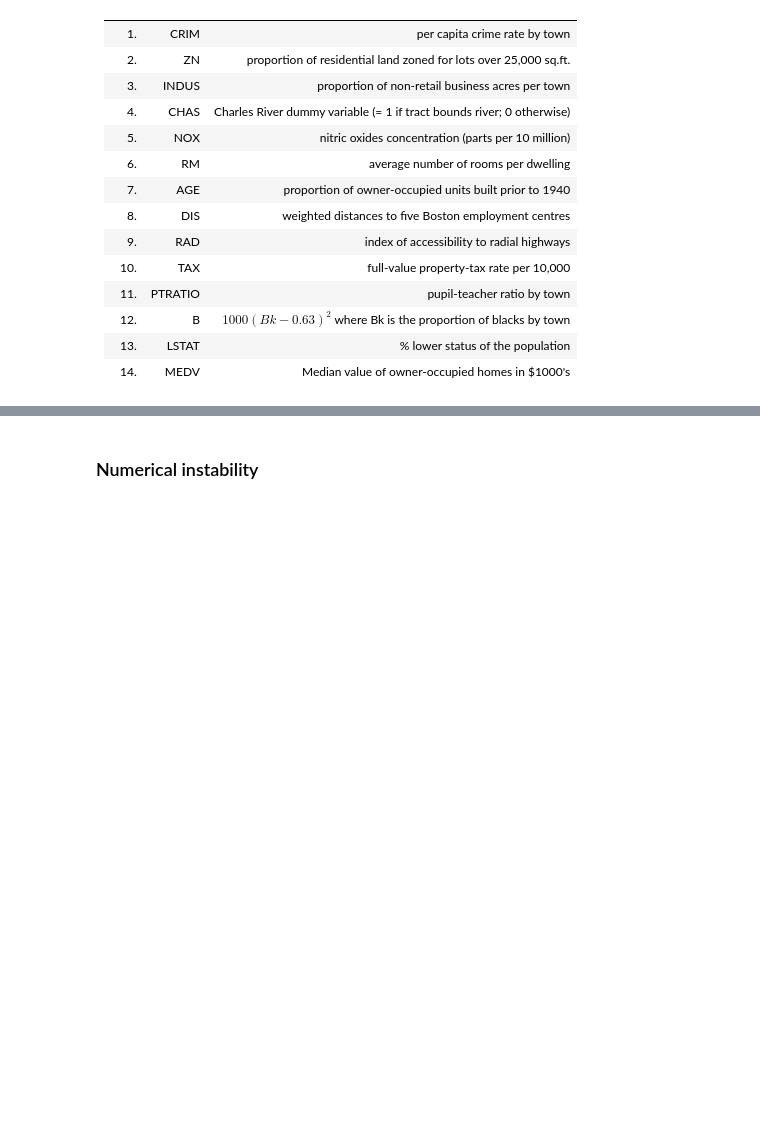
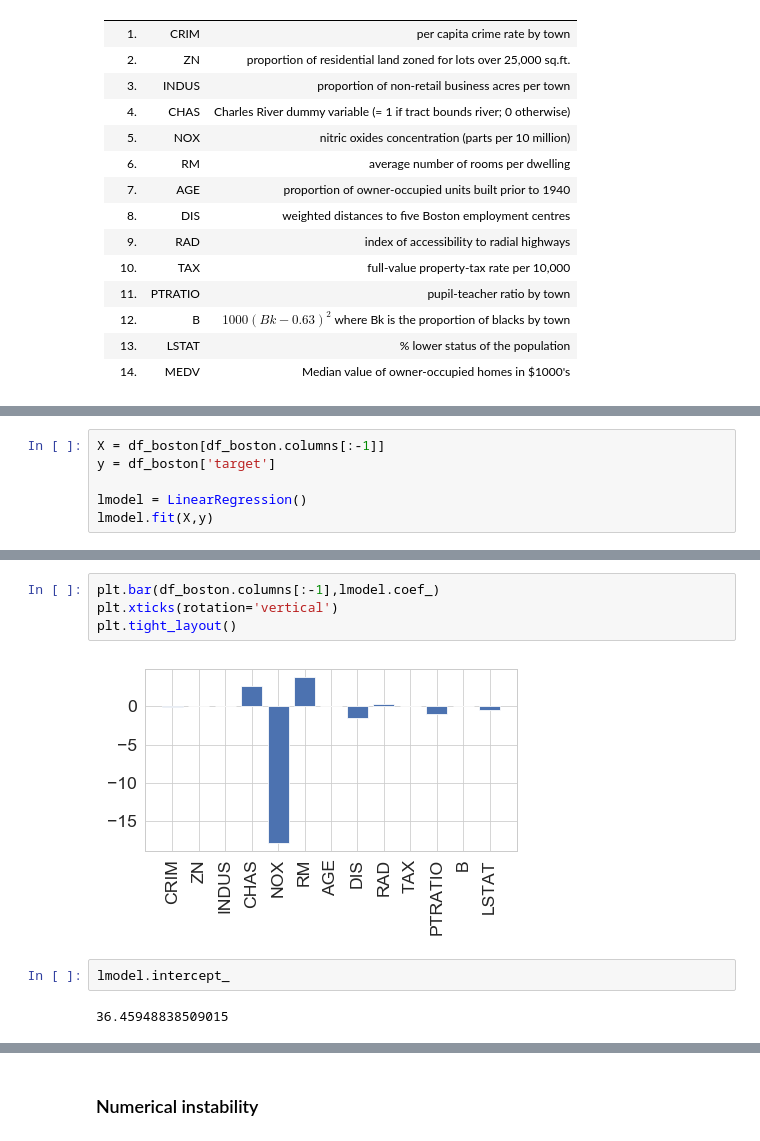
Before and after one commit to ubdsgroup/mlcourse-ub-notebooks, a Jupyter notebook: notebooks/LinearSystems.ipynb, the cells around one changed output, grey strips where cells are left out. Cells and saved outputs as stored; diff of their text form; blank space fills up the shorter version.

```diff
--- a/notebooks/LinearSystems.ipynb
+++ b/notebooks/LinearSystems.ipynb
@@ -129,0 +154,6 @@ plt.scatter(df_boston['RM'],df_boston['target'])
+# %%
+X = df_boston[df_boston.columns[:-1]]
+y = df_boston['target']
+
+lmodel = LinearRegression()
+lmodel.fit(X,y)
@@ -129,0 +169,10 @@ plt.scatter(df_boston['RM'],df_boston['target'])
+# %%
+plt.bar(df_boston.columns[:-1],lmodel.coef_)
+plt.xticks(rotation='vertical')
+plt.tight_layout()
+# %% [output]
+[figure, added]
+# %%
+lmodel.intercept_
+# %% [output]
+36.45948838509015
```
Also changed, not shown: parts of 15 cells of this notebook.
